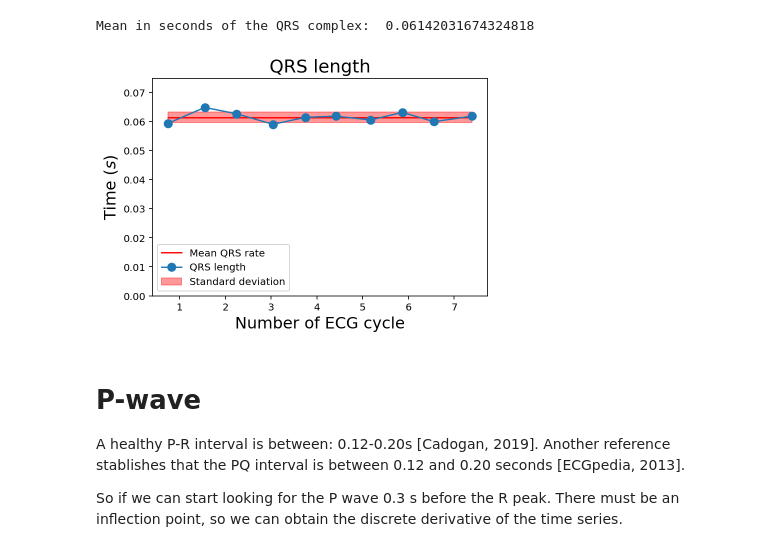
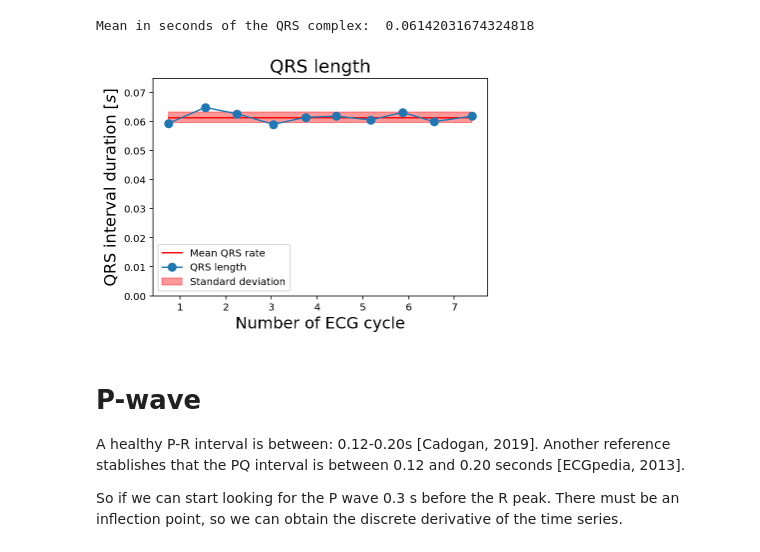
Before and after one commit to DanidelRio/electrocardiogram_analysis, a Jupyter notebook: 01-Basics.ipynb, the cells around one changed output. Saved outputs shown, nothing was run; the diff lists cells and outputs as text; code cells hidden in the pictures.

```diff
--- a/01-Basics.ipynb
+++ b/01-Basics.ipynb
@@ -367,16 +367,16 @@ Mean in seconds of the QRS complex:  0.06142031674324818
 # %%
 plt.fill_between(time, std_vec_minus, std_vec_plus, facecolor="red",
                  label = "Standard deviation", color='red', alpha=0.4)
 plt.plot(time, mean_vec, c="r", label = "Mean QRS rate")
 plt.plot(time, qrs_length, markersize=8, marker = "o", label="QRS length")
 plt.ylim((0, max(qrs_length)+0.01))
 plt.title("QRS length")
 plt.xlabel(r'Number of ECG cycle')
-plt.ylabel(r'Time ($s$)')
+plt.ylabel(r'QRS interval duration [$s$]')
 plt.legend()
 plt.show()
 # %% [output]
-[figure, old version]
+[figure, new version]
 # %% [markdown]
 # P-wave
 
```
Also changed, not shown: parts of 6 cells of this notebook, 2 other files.
